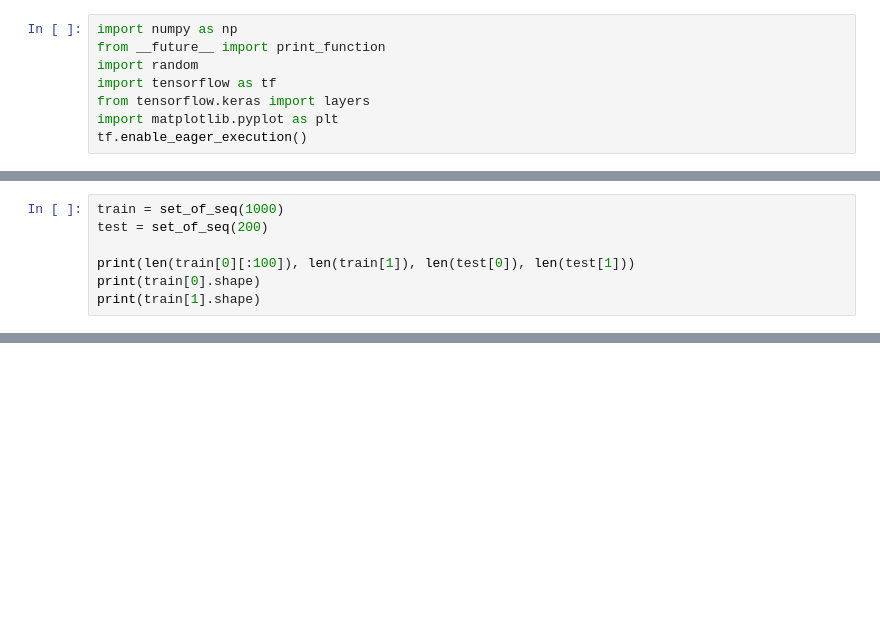
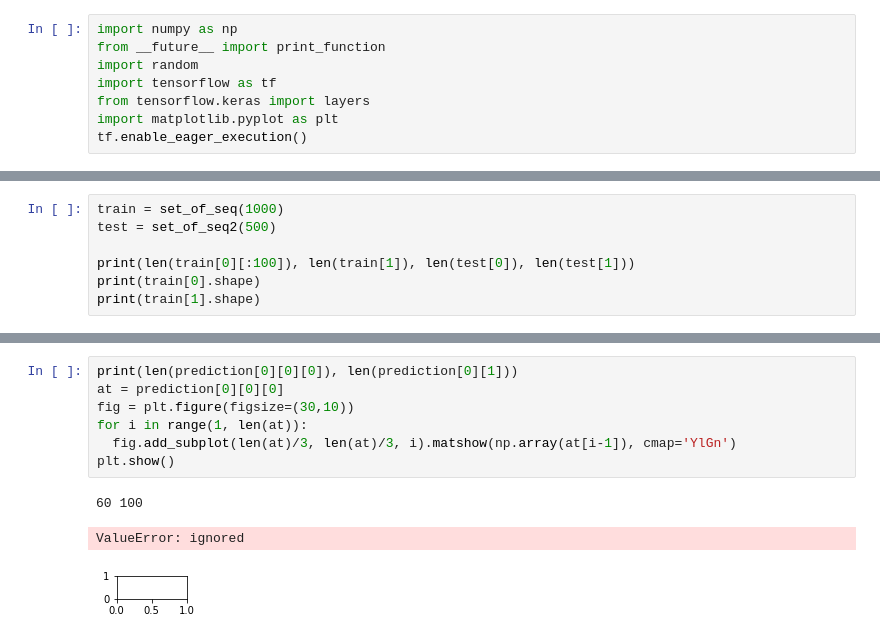
Before and after one commit to khushbooG9/Pointer-Netowrks-Using-Fast-Weights, a Jupyter notebook: boundary_PtrLSTM.ipynb, the cells around one changed output, grey strips where cells are left out. Drawn from its saved outputs; the diff is of its cells as text; blank space fills up the shorter version.

```diff
--- a/boundary_PtrLSTM.ipynb
+++ b/boundary_PtrLSTM.ipynb
@@ -118,6 +139,6 @@ def set_of_seq(n):
 # %%
 train = set_of_seq(1000)
-test = set_of_seq(200)
+test = set_of_seq2(500)
 
 print(len(train[0][:100]), len(train[1]), len(test[0]), len(test[1]))
 print(train[0].shape)
@@ -223,0 +253,11 @@ print(len(prediction))
+# %%
+print(len(prediction[0][0][0]), len(prediction[0][1]))
+at = prediction[0][0][0]
+fig = plt.figure(figsize=(30,10))
+for i in range(1, len(at)):
+  fig.add_subplot(len(at)/3, len(at)/3, i).matshow(np.array(at[i-1]), cmap='YlGn')
+plt.show()
+# %% [output]
+60 100
+ValueError: ignored
+[figure, added]
```
Also changed, not shown: parts of 7 cells of this notebook.
